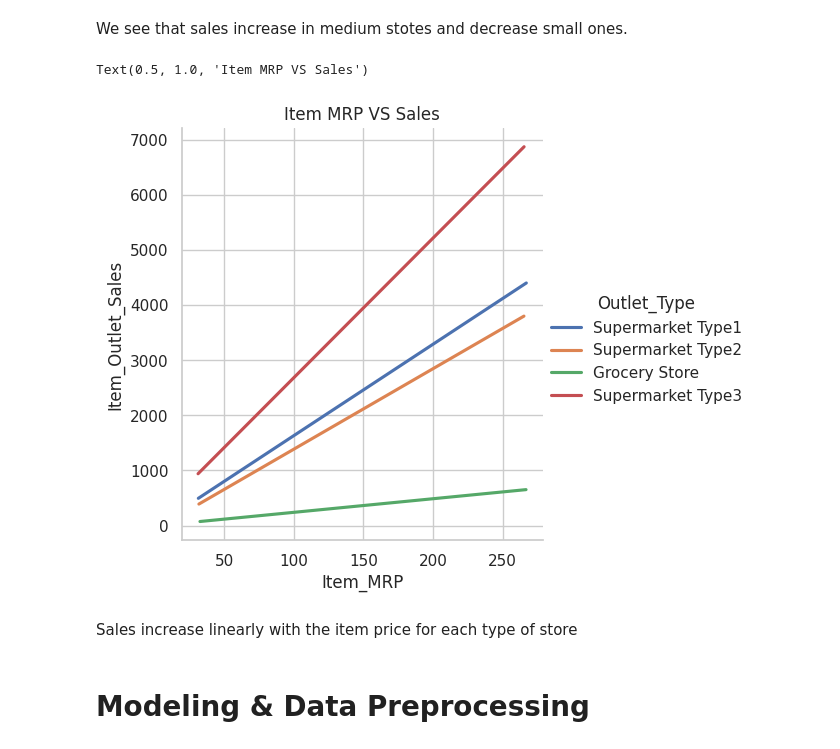
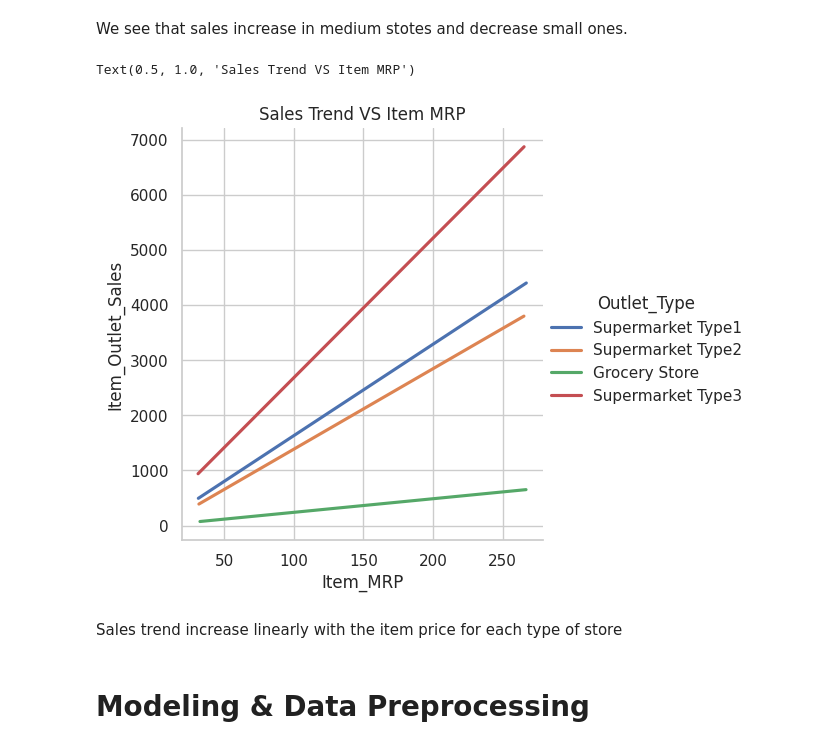
Before and after one commit to Mahdi-Kriaa/Big_Mart_Sales_Prediction, a Jupyter notebook: big_mart_sales_prediction.ipynb, the cells around one changed output. Cells and saved outputs as stored; diff of their text form; code cells hidden in the pictures.

```diff
--- a/big_mart_sales_prediction.ipynb
+++ b/big_mart_sales_prediction.ipynb
@@ -275,12 +275,12 @@ Text(0.5, 1.0, 'Outlet Size VS Sales')
 We see that sales increase in medium stotes and decrease small ones.
 # %%
 sns.lmplot(data=df_sales, x="Item_MRP", y="Item_Outlet_Sales", hue="Outlet_Type", scatter=False, ci=None)
-plt.title("Item MRP VS Sales")
+plt.title("Sales Trend VS Item MRP")
 # %% [output]
-Text(0.5, 1.0, 'Item MRP VS Sales')
+Text(0.5, 1.0, 'Sales Trend VS Item MRP')
-[figure, old version]
+[figure, new version]
 # %% [markdown]
-Sales increase linearly with the item price for each type of store
+Sales trend increase linearly with the item price for each type of store
 # %% [markdown]
 # Modeling & Data Preprocessing
 # %%
```
Also changed, not shown: parts of 3 cells of this notebook.
